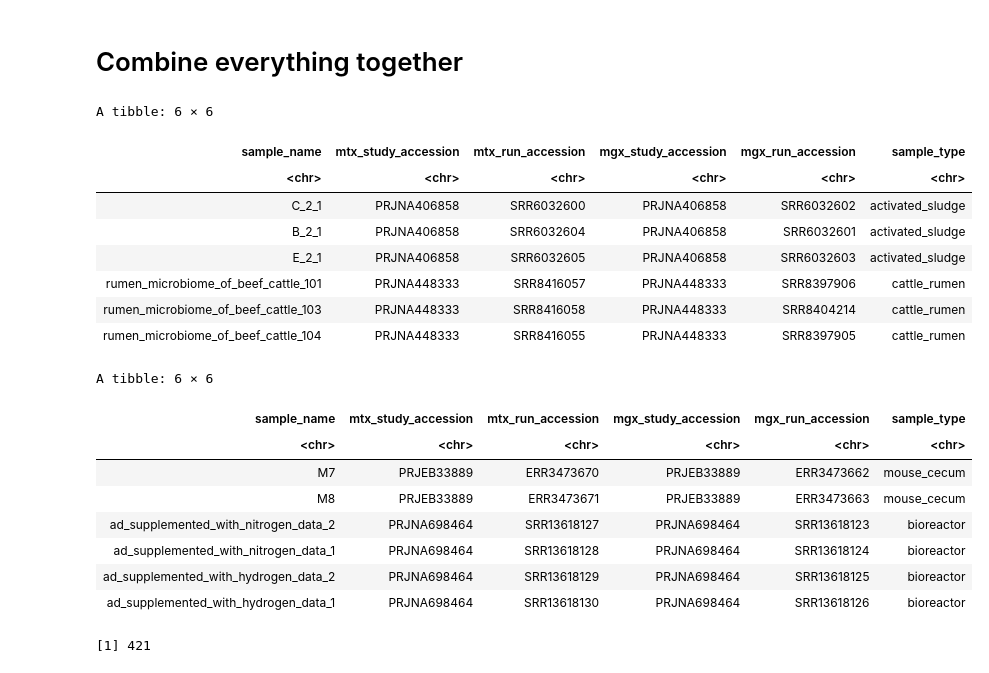
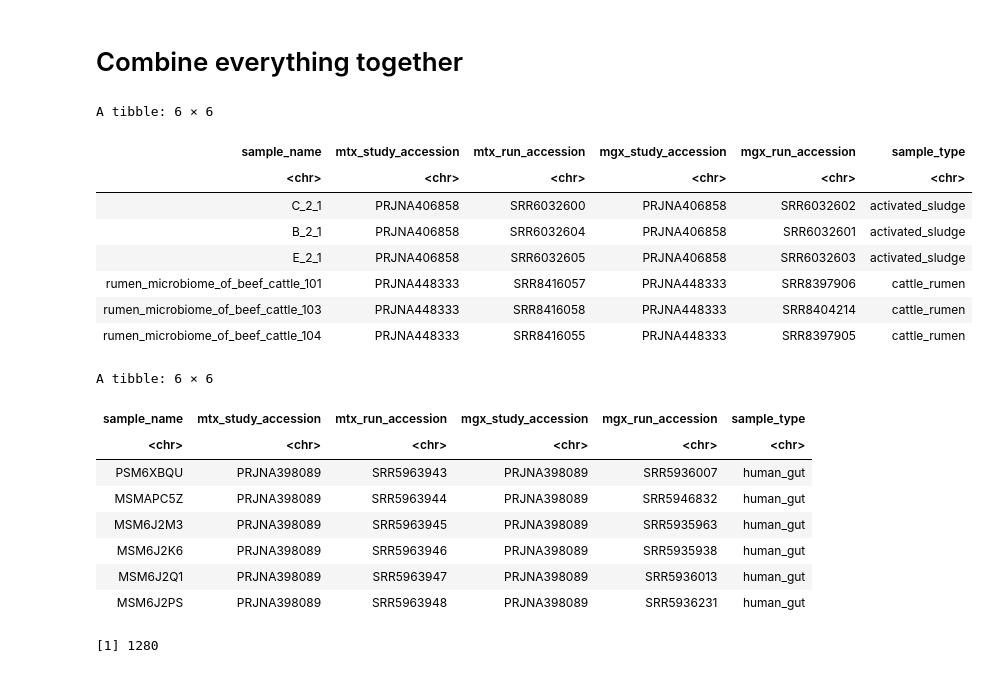
Before and after one commit to Arcadia-Science/2022-mtx-not-in-mgx-pairs, a Jupyter notebook: notebooks/20220816_parse_metadata_paired_mgx_mtx.ipynb, the cells around one changed output. Saved outputs shown, nothing was run; the diff lists cells and outputs as text; code cells hidden in the pictures.

```diff
--- a/notebooks/20220816_parse_metadata_paired_mgx_mtx.ipynb
+++ b/notebooks/20220816_parse_metadata_paired_mgx_mtx.ipynb
@@ -581,0 +727,3 @@ A tibble: 4 × 6
+# %%
+prjna616041 <- read_tsv("https://www.ebi.ac.uk/ena/portal/api/filereport?accession=PRJNA616041&result=read_run&fields=study_accession,secondary_study_accession,sample_accession,secondary_sample_accession,experiment_accession,run_accession,submission_accession,tax_id,scientific_name,instrument_platform,instrument_model,library_name,nominal_length,library_layout,library_strategy,library_source,library_selection,read_count,base_count,center_name,first_public,last_updated,experiment_title,study_title,study_alias,experiment_alias,run_alias,fastq_bytes,fastq_md5,fastq_ftp,fastq_aspera,fastq_galaxy,submitted_bytes,submitted_md5,submitted_ftp,submitted_aspera,submitted_galaxy,submitted_format,sra_bytes,sra_md5,sra_ftp,sra_aspera,sra_galaxy,cram_index_ftp,cram_index_aspera,cram_index_galaxy,sample_alias,broker_name,sample_title,nominal_sdev,first_created&format=tsv&download=true&limit=0",
+                        show_col_types = F)
@@ -581,0 +819,6 @@ A tibble: 4 × 6
+# %%
+prjeb32787 <- read_tsv("https://www.ebi.ac.uk/ena/portal/api/filereport?accession=PRJEB32787&result=read_run&fields=study_accession,secondary_study_accession,sample_accession,secondary_sample_accession,experiment_accession,run_accession,submission_accession,tax_id,scientific_name,instrument_platform,instrument_model,library_name,nominal_length,library_layout,library_strategy,library_source,library_selection,read_count,base_count,center_name,first_public,last_updated,experiment_title,study_title,study_alias,experiment_alias,run_alias,fastq_bytes,fastq_md5,fastq_ftp,fastq_aspera,fastq_galaxy,submitted_bytes,submitted_md5,submitted_ftp,submitted_aspera,submitted_galaxy,submitted_format,sra_bytes,sra_md5,sra_ftp,sra_aspera,sra_galaxy,cram_index_ftp,cram_index_aspera,cram_index_galaxy,sample_alias,broker_name,sample_title,nominal_sdev,first_created&format=tsv&download=true&limit=0",
+                        show_col_types = F)
+
+prjeb32788 <- read_tsv("https://www.ebi.ac.uk/ena/portal/api/filereport?accession=PRJEB32788&result=read_run&fields=study_accession,secondary_study_accession,sample_accession,secondary_sample_accession,experiment_accession,run_accession,submission_accession,tax_id,scientific_name,instrument_platform,instrument_model,library_name,nominal_length,library_layout,library_strategy,library_source,library_selection,read_count,base_count,center_name,first_public,last_updated,experiment_title,study_title,study_alias,experiment_alias,run_alias,fastq_bytes,fastq_md5,fastq_ftp,fastq_aspera,fastq_galaxy,submitted_bytes,submitted_md5,submitted_ftp,submitted_aspera,submitted_galaxy,submitted_format,sra_bytes,sra_md5,sra_ftp,sra_aspera,sra_galaxy,cram_index_ftp,cram_index_aspera,cram_index_galaxy,sample_alias,broker_name,sample_title,nominal_sdev,first_created&format=tsv&download=true&limit=0",
+                        show_col_types = F)
@@ -581,0 +874,24 @@ A tibble: 4 × 6
+# %%
+prjna398089 <- read_tsv("https://www.ebi.ac.uk/ena/portal/api/filereport?accession=PRJNA398089&result=read_run&fields=study_accession,secondary_study_accession,sample_accession,secondary_sample_accession,experiment_accession,run_accession,submission_accession,tax_id,scientific_name,instrument_platform,instrument_model,library_name,nominal_length,library_layout,library_strategy,library_source,library_selection,read_count,base_count,center_name,first_public,last_updated,experiment_title,study_title,study_alias,experiment_alias,run_alias,fastq_bytes,fastq_md5,fastq_ftp,fastq_aspera,fastq_galaxy,submitted_bytes,submitted_md5,submitted_ftp,submitted_aspera,submitted_galaxy,submitted_format,sra_bytes,sra_md5,sra_ftp,sra_aspera,sra_galaxy,cram_index_ftp,cram_index_aspera,cram_index_galaxy,sample_alias,broker_name,sample_title,nominal_sdev,first_created&format=tsv&download=true&limit=0",
+                        show_col_types = F)
+# %%
+prjna398089_mtx <- prjna398089 %>%
+  filter(library_source == "METATRANSCRIPTOMIC") %>%
+  filter(library_strategy == "RNA-Seq") %>%
+  mutate(sample_name = gsub("_MTX", "", experiment_alias)) %>%
+  select(sample_name,
+         mtx_study_accession = study_accession,
+         mtx_run_accession = run_accession)
+
+prjna398089_mgx <- prjna398089 %>%
+  filter(library_source == "METAGENOMIC") %>%
+  filter(library_strategy == "WGS") %>%
+  mutate(sample_name = gsub("_MGX", "", experiment_alias)) %>%
+  select(sample_name,
+         mgx_study_accession = study_accession,
+         mgx_run_accession = run_accession)
+
+prjna398089_mtx_vs_mgx <- inner_join(prjna398089_mtx, prjna398089_mgx, by = "sample_name") %>%
+  mutate(sample_type = "human_gut")
+
+prjna398089_mtx_vs_mgx
@@ -584,37 +920,46 @@ A tibble: 4 × 6
 # %%
 all_paired_mtx_mgx <- bind_rows(prjna406858_mtx_vs_mgx,
                                 prjna448333_mtx_vs_mgx,
                                 prjna344005_mtx_vs_mgx,
                                 prjna453733_mtx_vs_mgx,
                                 prjna237345_vs_prjna237344,
                                 moran010B_mtx_vs_mgx,
                                 prjna603240_mtx_vs_mgx,
                                 prjna202380_mtx_vs_mgx,
                                 prjna541981_mtx_vs_mgx,
                                 prjna797778_mtx_vs_mgx,
                                 prjna339914_mtx_vs_mgx,
                                 prjeb33889_mtx_vs_mgx,
-                                prjna698464_mtx_vs_mgx)
+                                prjna698464_mtx_vs_mgx,
+                                prjna396840_mtx_vs_mgx,
+                                prjna492158_mtx_vs_mgx,
+                                prjna278075_mtx_vs_mgx,
+                                prjeb38017_mtx_vs_mgx,
+                                prjna616041_mtx_vs_mgx,
+                                prjna395125_vs_prjna393770,
+                                prjeb12284_vs_prjeb12083,
+                                prjeb32788_vs_prjeb32781,
+                                prjna398089_mtx_vs_mgx)
 head(all_paired_mtx_mgx)
 tail(all_paired_mtx_mgx)
 nrow(all_paired_mtx_mgx)
 # %% [output]
 A tibble: 6 × 6
 | sample_name | mtx_study_accession | mtx_run_accession | mgx_study_accession | mgx_run_accession | sample_type |
 | <chr> | <chr> | <chr> | <chr> | <chr> | <chr> |
 | C_2_1 | PRJNA406858 | SRR6032600 | PRJNA406858 | SRR6032602 | activated_sludge |
 | B_2_1 | PRJNA406858 | SRR6032604 | PRJNA406858 | SRR6032601 | activated_sludge |
 | E_2_1 | PRJNA406858 | SRR6032605 | PRJNA406858 | SRR6032603 | activated_sludge |
 | rumen_microbiome_of_beef_cattle_101 | PRJNA448333 | SRR8416057 | PRJNA448333 | SRR8397906 | cattle_rumen |
 | rumen_microbiome_of_beef_cattle_103 | PRJNA448333 | SRR8416058 | PRJNA448333 | SRR8404214 | cattle_rumen |
 | rumen_microbiome_of_beef_cattle_104 | PRJNA448333 | SRR8416055 | PRJNA448333 | SRR8397905 | cattle_rumen |
 A tibble: 6 × 6
 | sample_name | mtx_study_accession | mtx_run_accession | mgx_study_accession | mgx_run_accession | sample_type |
 | <chr> | <chr> | <chr> | <chr> | <chr> | <chr> |
-| M7 | PRJEB33889 | ERR3473670 | PRJEB33889 | ERR3473662 | mouse_cecum |
-| M8 | PRJEB33889 | ERR3473671 | PRJEB33889 | ERR3473663 | mouse_cecum |
-| ad_supplemented_with_nitrogen_data_2 | PRJNA698464 | SRR13618127 | PRJNA698464 | SRR13618123 | bioreactor |
-| ad_supplemented_with_nitrogen_data_1 | PRJNA698464 | SRR13618128 | PRJNA698464 | SRR13618124 | bioreactor |
-| ad_supplemented_with_hydrogen_data_2 | PRJNA698464 | SRR13618129 | PRJNA698464 | SRR13618125 | bioreactor |
-| ad_supplemented_with_hydrogen_data_1 | PRJNA698464 | SRR13618130 | PRJNA698464 | SRR13618126 | bioreactor |
+| PSM6XBQU | PRJNA398089 | SRR5963943 | PRJNA398089 | SRR5936007 | human_gut |
+| MSMAPC5Z | PRJNA398089 | SRR5963944 | PRJNA398089 | SRR5946832 | human_gut |
+| MSM6J2M3 | PRJNA398089 | SRR5963945 | PRJNA398089 | SRR5935963 | human_gut |
+| MSM6J2K6 | PRJNA398089 | SRR5963946 | PRJNA398089 | SRR5935938 | human_gut |
+| MSM6J2Q1 | PRJNA398089 | SRR5963947 | PRJNA398089 | SRR5936013 | human_gut |
+| MSM6J2PS | PRJNA398089 | SRR5963948 | PRJNA398089 | SRR5936231 | human_gut |
-[1] 421
+[1] 1280
```
Also changed, not shown: parts of 24 cells of this notebook.
